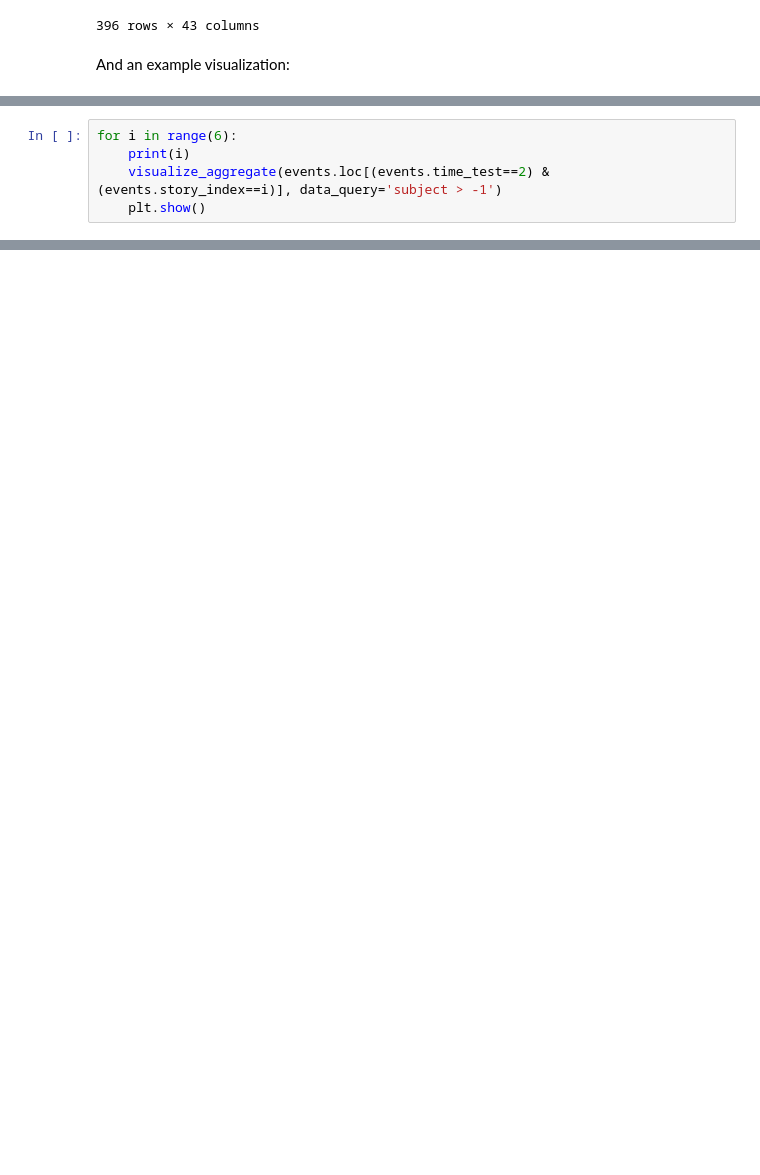
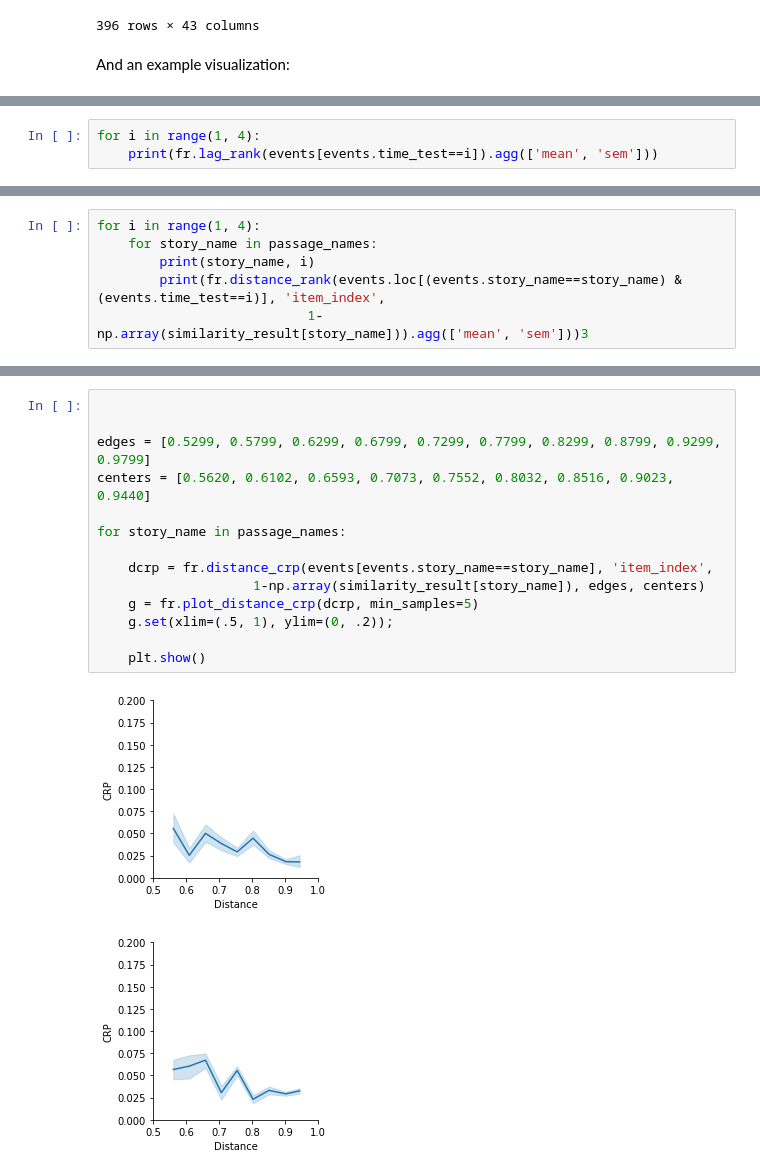
Before and after one commit to githubpsyche/narrative_cmr, a Jupyter notebook: 01_Data_Preparation.ipynb, the cells around one changed output, grey strips where cells are left out. Cells and saved outputs as stored; diff of their text form; blank space fills up the shorter version.

```diff
--- a/01_Data_Preparation.ipynb
+++ b/01_Data_Preparation.ipynb
@@ -325,5 +319,0 @@ for i in range(6):
-# %%
-for i in range(6):
-    print(i)
-    visualize_aggregate(events.loc[(events.time_test==2) & (events.story_index==i)], data_query='subject > -1')
-    plt.show()
@@ -343,0 +320,3 @@ for i in range(6):
+# %%
+for i in range(1, 4):
+    print(fr.lag_rank(events[events.time_test==i]).agg(['mean', 'sem']))
@@ -343,0 +333,6 @@ for i in range(6):
+# %%
+for i in range(1, 4):
+    for story_name in passage_names:
+        print(story_name, i)
+        print(fr.distance_rank(events.loc[(events.story_name==story_name) & (events.time_test==i)], 'item_index',
+                           1-np.array(similarity_result[story_name])).agg(['mean', 'sem']))3
@@ -343,0 +401,17 @@ for i in range(6):
+# %%
+
+
+edges = [0.5299, 0.5799, 0.6299, 0.6799, 0.7299, 0.7799, 0.8299, 0.8799, 0.9299, 0.9799]
+centers = [0.5620, 0.6102, 0.6593, 0.7073, 0.7552, 0.8032, 0.8516, 0.9023, 0.9440]
+
+for story_name in passage_names:
+
+    dcrp = fr.distance_crp(events[events.story_name==story_name], 'item_index',
+                    1-np.array(similarity_result[story_name]), edges, centers)
+    g = fr.plot_distance_crp(dcrp, min_samples=5)
+    g.set(xlim=(.5, 1), ylim=(0, .2));
+
+    plt.show()
+# %% [output]
+[figure, added]
+[figure, added]
```
Also changed, not shown: parts of 11 cells of this notebook, 10 other files.
